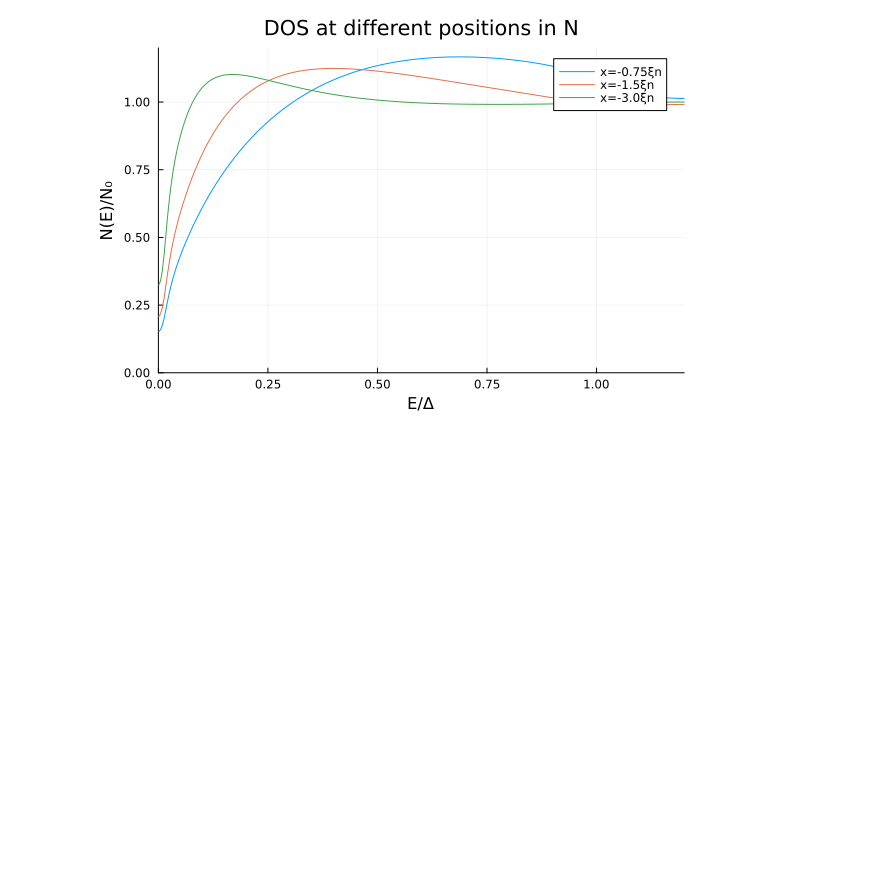
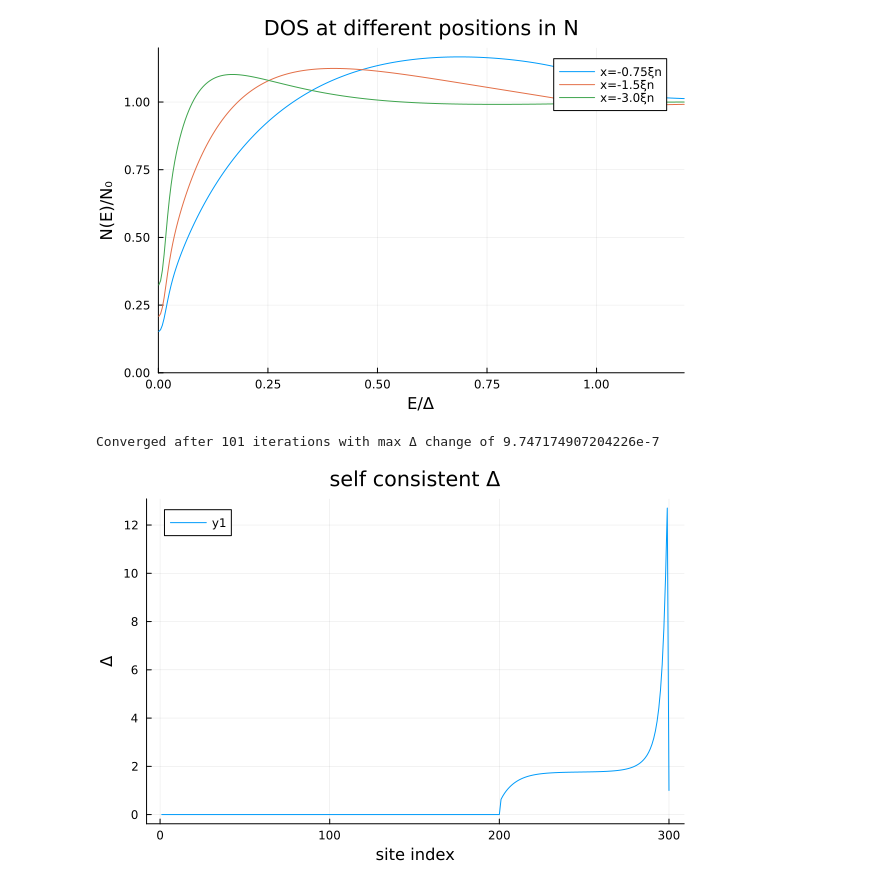
Before and after one commit to nakowalczyk/usadel_1D, a Jupyter notebook: scripts/NS.ipynb, the cells around one changed output. Cells and saved outputs as stored; diff of their text form; code cells hidden in the pictures; blank space fills up the shorter version.

Commit message:
delta converges but blows up at the end

```diff
--- a/scripts/NS.ipynb
+++ b/scripts/NS.ipynb
@@ -61,3 +58,21 @@ end
 display(plt4)
 # %% [output]
 [figure]
+# %%
+T = 0.1
+Tc = 1.0
+energies=collect(range(0.001,1.2,length=300))
+x_eval=-1.5
+p = setup_simulation_NS(Ln, Ls, dx, 0.0, Γin, 1.0, 1.0, Dn, Ds)
+Δ_sc, theta = self_consistent_delta(p,T,Tc,150,100,1e-6,0.5)
+p.Δ = Δ_sc
+dos1, _ = compute_DOS(energies, p, x_eval);
+# %% [output]
+Converged after 101 iterations with max Δ change of 9.747174907204226e-7
+# %%
+plt = Plots.plot(xlabel="site index", ylabel="Δ",
+           title="self consistent Δ")
+
+plot!(plt, 1:length(Δ_sc), Δ_sc)
+# %% [output]
+[figure, added]
```
Also changed, not shown: parts of 4 cells of this notebook, 1 other file.
